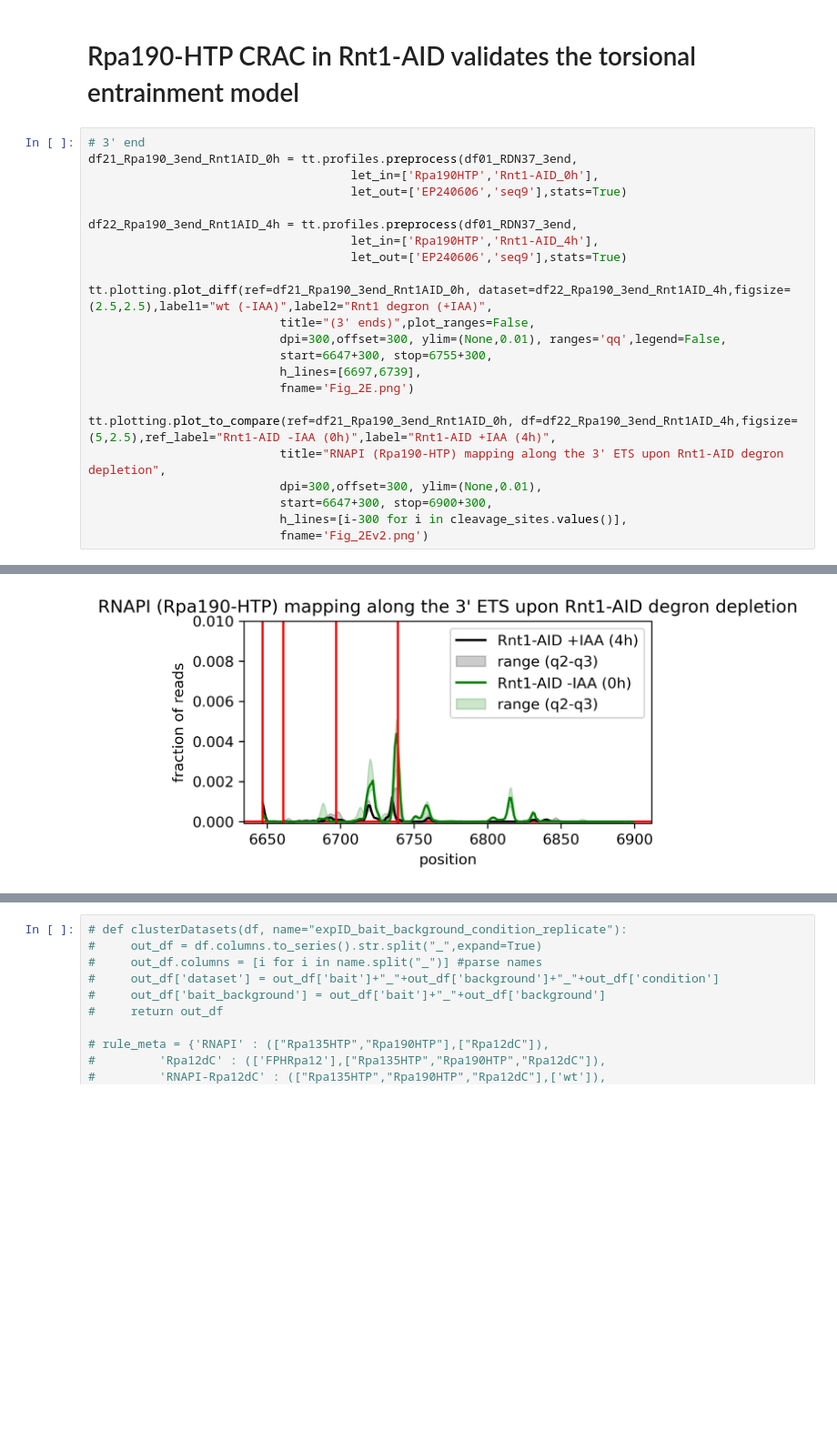
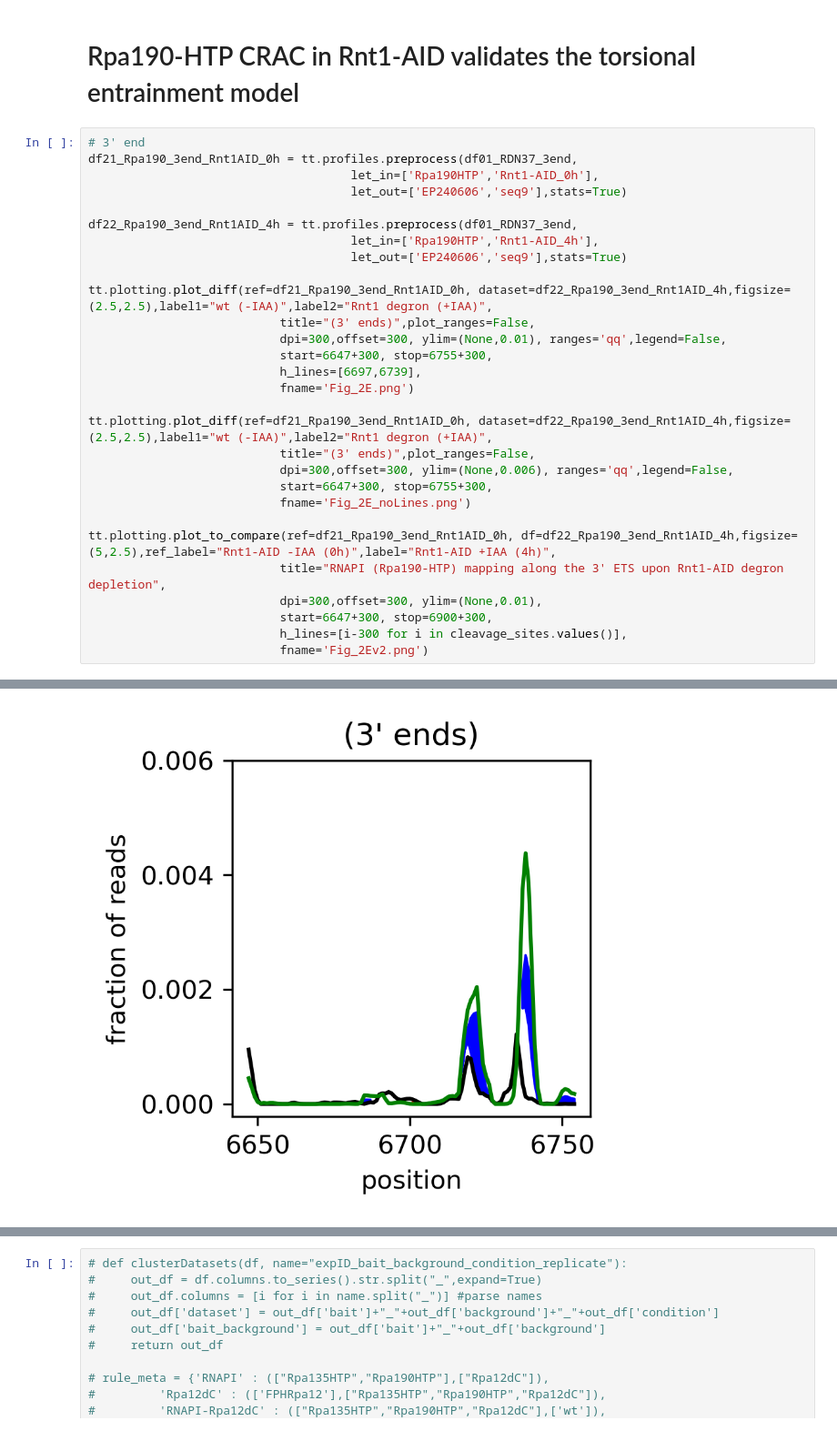
Before and after one commit to tturowski/Pol1_termination_MS, a Jupyter notebook: 05_notebooks/Fig_1_S1_2_S2_wt.ipynb, the cells around one changed output, grey strips where cells are left out. Shown at 91% size. Saved outputs shown, nothing was run; the diff lists cells and outputs as text; blank space fills up the shorter version.

```diff
--- a/05_notebooks/Fig_1_S1_2_S2_wt.ipynb
+++ b/05_notebooks/Fig_1_S1_2_S2_wt.ipynb
@@ -251,6 +251,12 @@ tt.plotting.plot_diff(ref=df21_Rpa190_3end_Rnt1AID_0h, dataset=df22_Rpa190_3end_
                            h_lines=[6697,6739],
                            fname='Fig_2E.png')
 
+tt.plotting.plot_diff(ref=df21_Rpa190_3end_Rnt1AID_0h, dataset=df22_Rpa190_3end_Rnt1AID_4h,figsize=(2.5,2.5),label1="wt (-IAA)",label2="Rnt1 degron (+IAA)",
+                           title="(3' ends)",plot_ranges=False,
+                           dpi=300,offset=300, ylim=(None,0.006), ranges='qq',legend=False,
+                           start=6647+300, stop=6755+300,
+                           fname='Fig_2E_noLines.png')
+
 tt.plotting.plot_to_compare(ref=df21_Rpa190_3end_Rnt1AID_0h, df=df22_Rpa190_3end_Rnt1AID_4h,figsize=(5,2.5),ref_label="Rnt1-AID -IAA (0h)",label="Rnt1-AID +IAA (4h)",
                            title="RNAPI (Rpa190-HTP) mapping along the 3' ETS upon Rnt1-AID degron depletion",
                            dpi=300,offset=300, ylim=(None,0.01),
@@ -277,6 +284,6 @@ See the caveats in the documentation: https://pandas.pydata.org/pandas-docs/stab
 A value is trying to be set on a copy of a slice from a DataFrame
 
 See the caveats in the documentation: https://pandas.pydata.org/pandas-docs/stable/user_guide/indexing.html#returning-a-view-versus-a-copy
   differences_df['ear_max'][differences_df['exp_above_ref'] > 0] = differences_df['exp_min']
 [figure]
-[figure, old version]
+[figure, new version]
```
Also changed, not shown: parts of 6 cells of this notebook, 2 other files.
